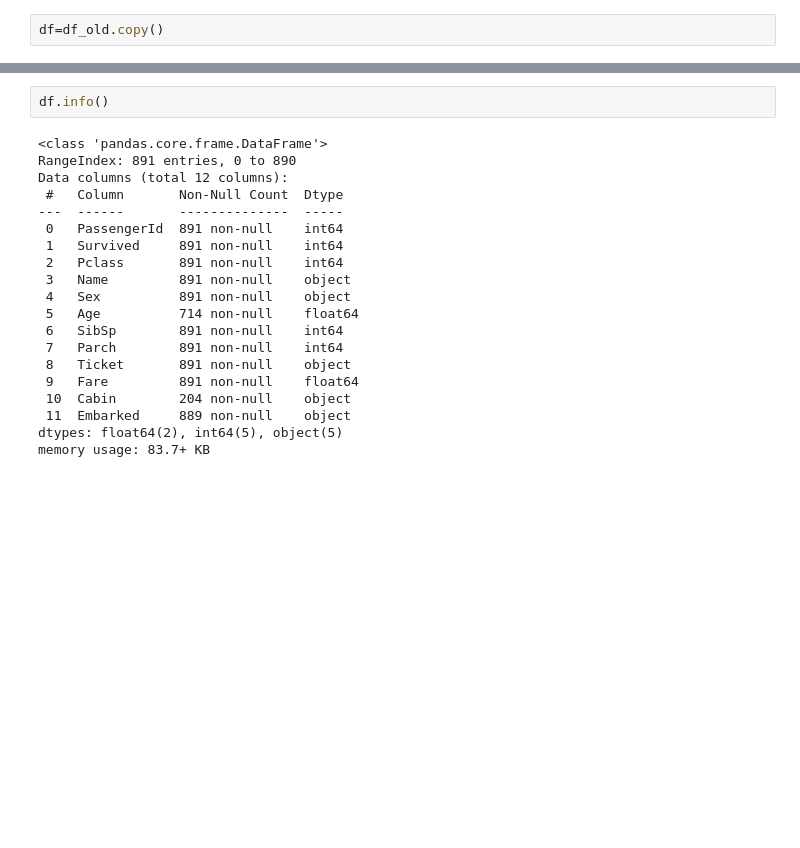
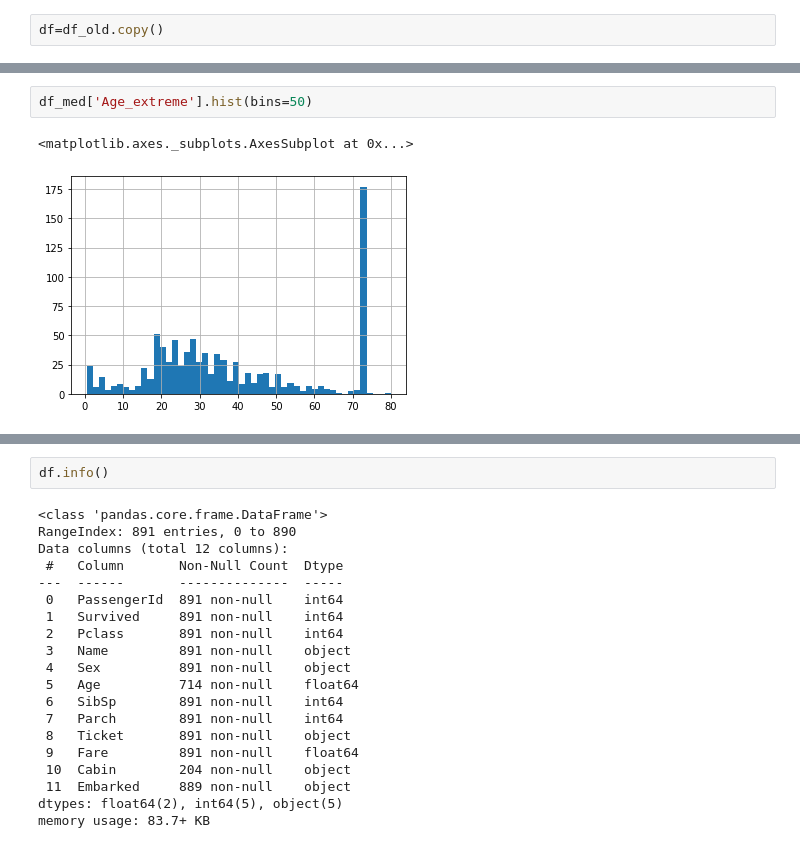
Before and after one commit to manpriyad/Alt, a Jupyter notebook: Missing_values_impute.ipynb, the cells around one changed output, grey strips where cells are left out. Saved outputs shown, nothing was run; the diff lists cells and outputs as text; blank space fills up the shorter version.

```diff
--- a/Missing_values_impute.ipynb
+++ b/Missing_values_impute.ipynb
@@ -13,0 +243,5 @@ df=df_old.copy()
+# %%
+df_med['Age_extreme'].hist(bins=50)
+# %% [output]
+<matplotlib.axes._subplots.AxesSubplot at 0x...>
+[figure, added]
```
Also changed, not shown: parts of 111 cells of this notebook.
